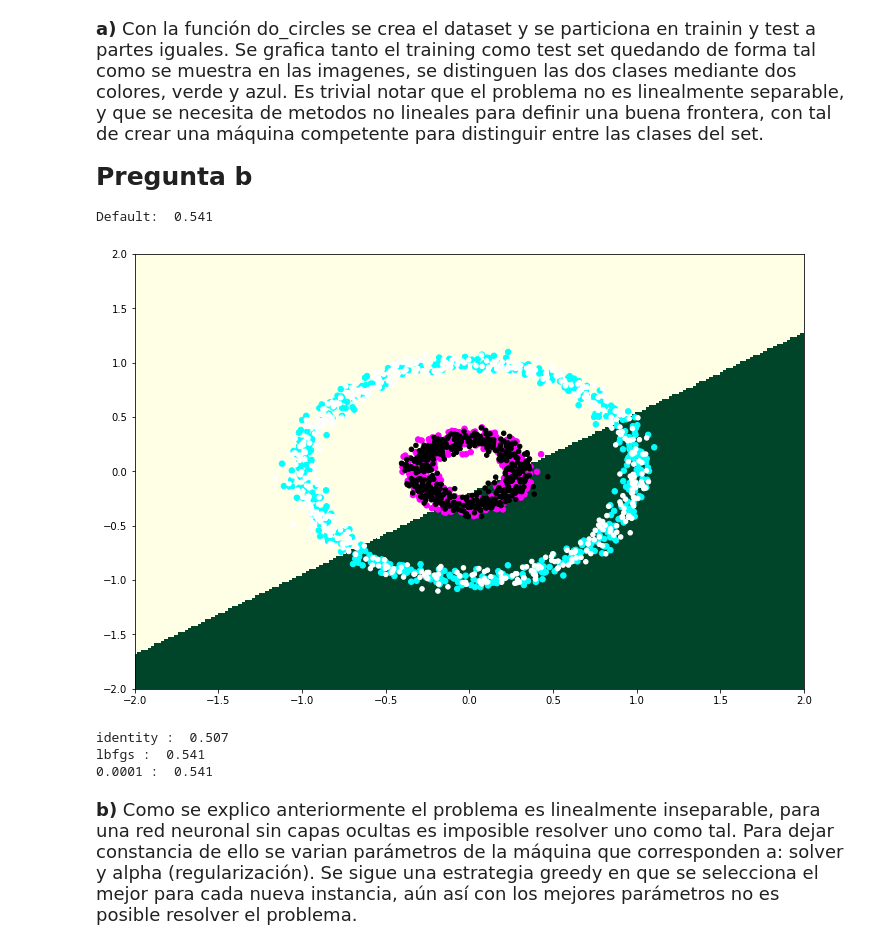
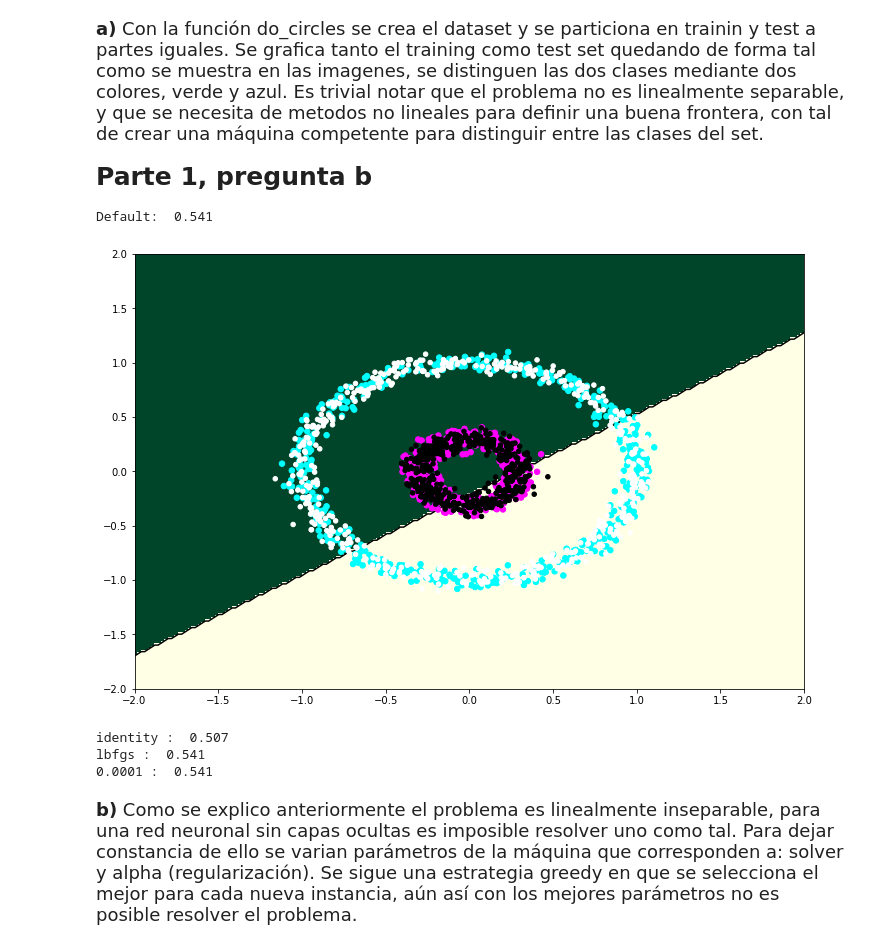
Before and after one commit to Sitrico/ML-T3, a Jupyter notebook: Laboratorio 3 - Parte 1.ipynb, the cells around one changed output. Drawn from its saved outputs; the diff is of its cells as text; code cells hidden in the pictures.

```diff
--- a/Laboratorio 3 - Parte 1.ipynb
+++ b/Laboratorio 3 - Parte 1.ipynb
@@ -77,7 +77,7 @@ def plot_classifier(clf,X_train,Y_train,X_test,Y_test,model_type):
     plt.show()
 # %% [markdown]
 <p style="font-size: 25px; line-height: 135%;}">
-<b>Pregunta b</b>
+<b>Parte 1, pregunta b</b>
 </p>
 # %%
 from sklearn.neural_network import MLPClassifier
@@ -86,7 +86,7 @@ clf = MLPClassifier(solver='lbfgs', alpha=1e-5, hidden_layer_sizes=(), random_st
 clf.fit(x_train, y_train)
 print('Default: ', clf.score(x_test, y_test))
 
-plot_classifier(clf, x_train, y_train, x_test, y_test, 'tree')
+plot_classifier(clf, x_train, y_train, x_test, y_test, 'ann')
 
 activ = ['identity', 'logistic', 'tanh', 'relu']
 solver = ['lbfgs', 'sgd', 'adam']
@@ -100,34 +100,34 @@ for i in range(len(activ)):
     clf.fit(x_train, y_train)
     sc = clf.score(x_test, y_test)
     if(sc>mejor_sc):
         mejor_sc = sc
         mejor = activ[i]
 print(mejor, ': ', mejor_sc)
 
 mejor = ''
 mejor_sc = 0
 for i in range(len(solver)):
     clf = MLPClassifier(hidden_layer_sizes=(), activation='identity', solver=solver[i], random_state=1)
     clf.fit(x_train, y_train)
     sc = clf.score(x_test, y_test)
     if(sc>mejor_sc):
         mejor_sc = sc
         mejor = solver[i]
 print(mejor, ': ', mejor_sc)
 
 mejor = ''
 mejor_sc = 0
 for i in range(len(solver)):
     clf = MLPClassifier(hidden_layer_sizes=(), activation='identity', solver=solver[i], alpha=alpha[i], random_state=1)
     clf.fit(x_train, y_train)
     sc = clf.score(x_test, y_test)
     if(sc>mejor_sc):
         mejor_sc = sc
         mejor = alpha[i]
 print(mejor, ': ', mejor_sc)
 # %% [output]
 Default:  0.541
-[figure, old version]
+[figure, new version]
 identity :  0.507
 lbfgs :  0.541
 0.0001 :  0.541
```
Also changed, not shown: parts of 12 cells of this notebook.
